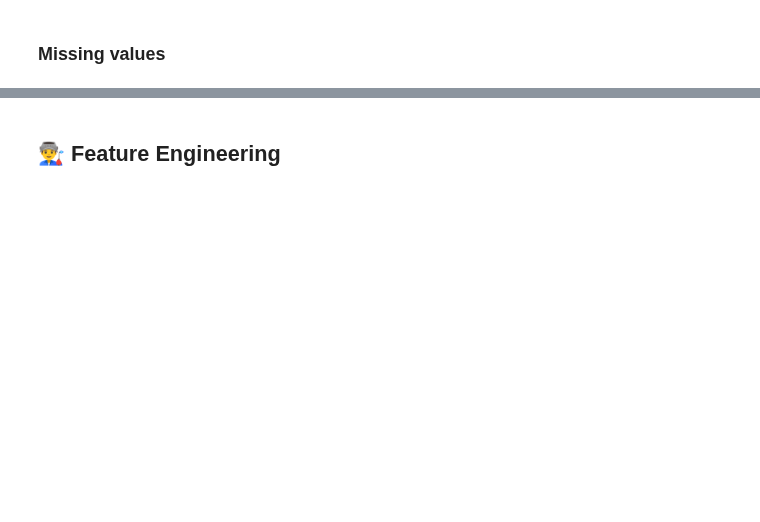
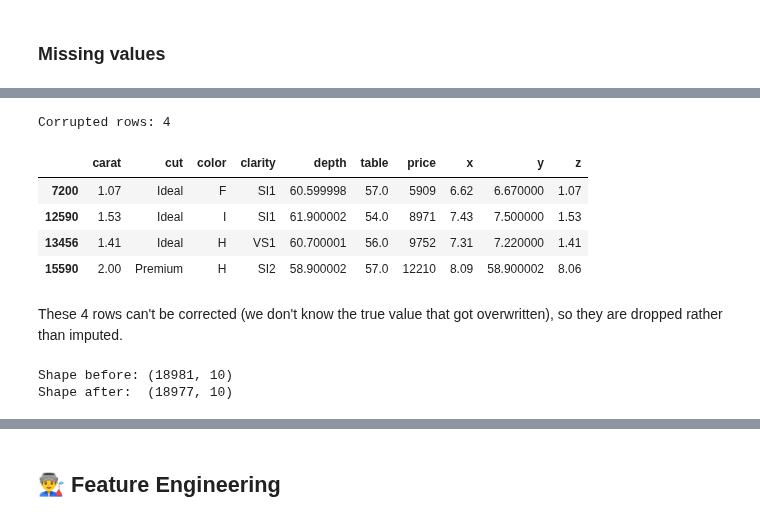
Before and after one commit to gamug/diamantes, a Jupyter notebook: notebooks/4-feat_eng/01-gmg-basic-feature-engineering-pipeline-2026_08_18.ipynb, the cells around one changed output, grey strips where cells are left out. Drawn from its saved outputs; the diff is of its cells as text; code cells hidden in the pictures; blank space fills up the shorter version.

```diff
--- a/notebooks/4-feat_eng/01-gmg-basic-feature-engineering-pipeline-2026_08_18.ipynb
+++ b/notebooks/4-feat_eng/01-gmg-basic-feature-engineering-pipeline-2026_08_18.ipynb
@@ -120,0 +115,22 @@ memory usage: 55.7 KB
+# %%
+mask_corrupt = (diamantes_dedup_df["z"] == diamantes_dedup_df["carat"]) | (
+    diamantes_dedup_df["y"] == diamantes_dedup_df["depth"]
+)
+print(f"Corrupted rows: {mask_corrupt.sum()}")
+diamantes_dedup_df.loc[mask_corrupt]
+# %% [output]
+Corrupted rows: 4
+|  | carat | cut | color | clarity | depth | table | price | x | y | z |
+| 7200 | 1.07 | Ideal | F | SI1 | 60.599998 | 57.0 | 5909 | 6.62 | 6.670000 | 1.07 |
+| 12590 | 1.53 | Ideal | I | SI1 | 61.900002 | 54.0 | 8971 | 7.43 | 7.500000 | 1.53 |
+| 13456 | 1.41 | Ideal | H | VS1 | 60.700001 | 56.0 | 9752 | 7.31 | 7.220000 | 1.41 |
+| 15590 | 2.00 | Premium | H | SI2 | 58.900002 | 57.0 | 12210 | 8.09 | 58.900002 | 8.06 |
+# %% [markdown]
+These 4 rows can't be corrected (we don't know the true value that got overwritten), so they are dropped rather than imputed.
+# %%
+diamantes_clean_df = diamantes_dedup_df.loc[~mask_corrupt].reset_index(drop=True)
+print("Shape before:", diamantes_dedup_df.shape)
+print("Shape after: ", diamantes_clean_df.shape)
+# %% [output]
+Shape before: (18981, 10)
+Shape after:  (18977, 10)
```
Also changed, not shown: parts of 52 cells of this notebook, 3 other files.
